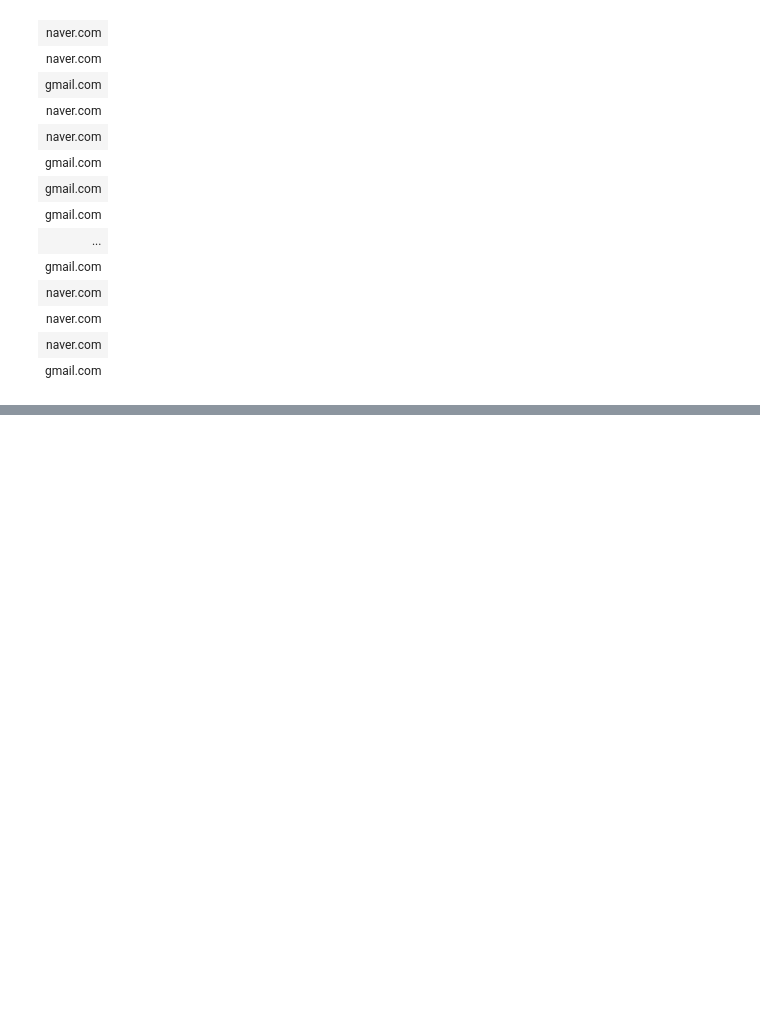
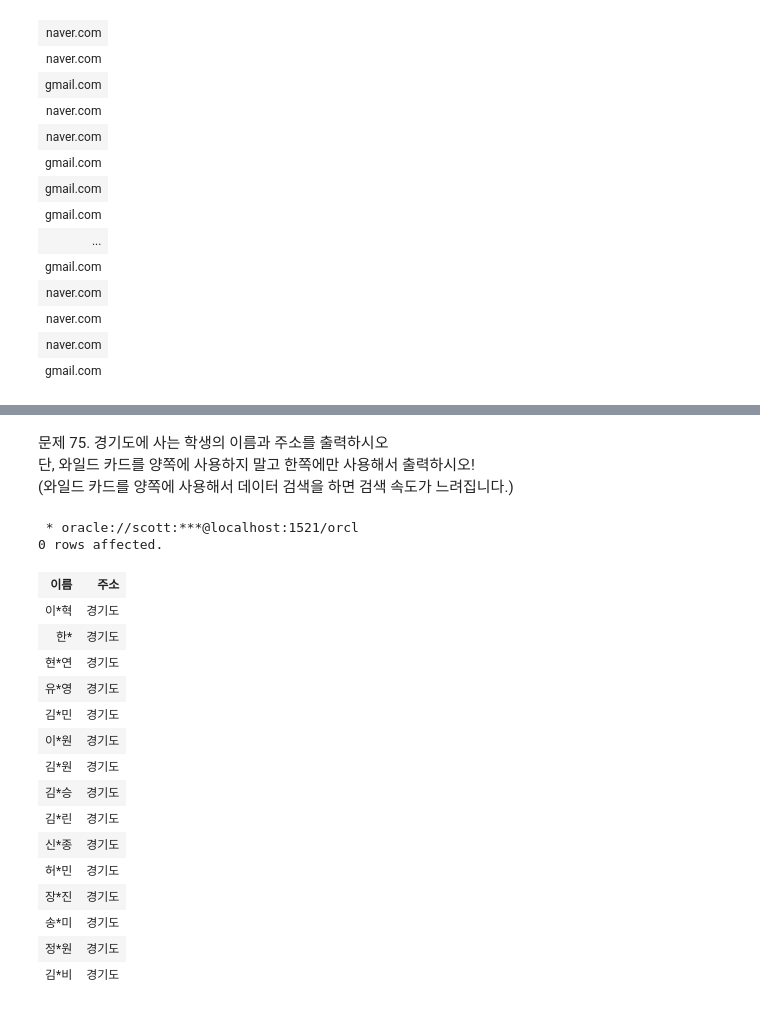
Before and after one commit to unknown-jun/Oracle_SQL, a Jupyter notebook: Part 1. 8.ipynb, the cells around one changed output, grey strips where cells are left out. Cells and saved outputs as stored; diff of their text form; code cells hidden in the pictures; blank space fills up the shorter version.

```diff
--- a/Part 1. 8.ipynb
+++ b/Part 1. 8.ipynb
@@ -333,0 +431,31 @@ select regexp_substr(email, '[a-z.,]+', instr(email, '@')) "도메인"
+# %% [markdown]
+
+문제 75. 경기도에 사는 학생의 이름과 주소를 출력하시오
+단, 와일드 카드를 양쪽에 사용하지 말고 한쪽에만 사용해서 출력하시오!<br>
+(와일드 카드를 양쪽에 사용해서 데이터 검색을 하면 검색 속도가 느려집니다.)
+# %%
+%%sql
+
+select replace(ename, substr(ename, 2, 1), '*') "이름",
+       replace(address, substr(address, instr(address, ' ')), '') "주소"
+    from emp12
+    where regexp_like(address,'^[경기도]')
+# %% [output]
+ * oracle://scott:***@localhost:1521/orcl
+0 rows affected.
+| 이름 | 주소 |
+| 이*혁 | 경기도 |
+| 한* | 경기도 |
+| 현*연 | 경기도 |
+| 유*영 | 경기도 |
+| 김*민 | 경기도 |
+| 이*원 | 경기도 |
+| 김*원 | 경기도 |
+| 김*승 | 경기도 |
+| 김*린 | 경기도 |
+| 신*종 | 경기도 |
+| 허*민 | 경기도 |
+| 장*진 | 경기도 |
+| 송*미 | 경기도 |
+| 정*원 | 경기도 |
+| 김*비 | 경기도 |
```
Also changed, not shown: parts of 28 cells of this notebook.
